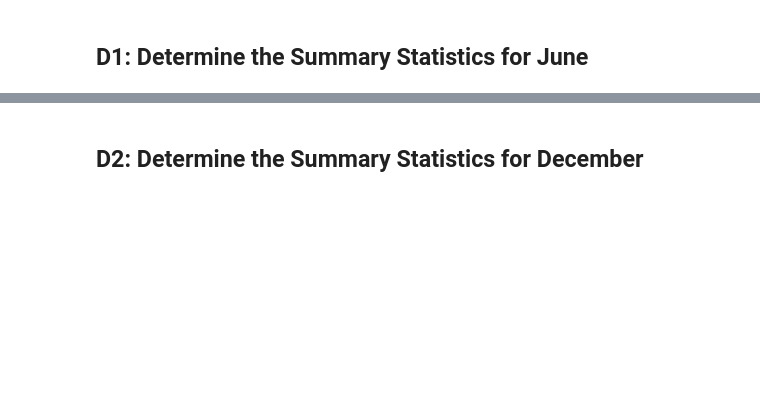
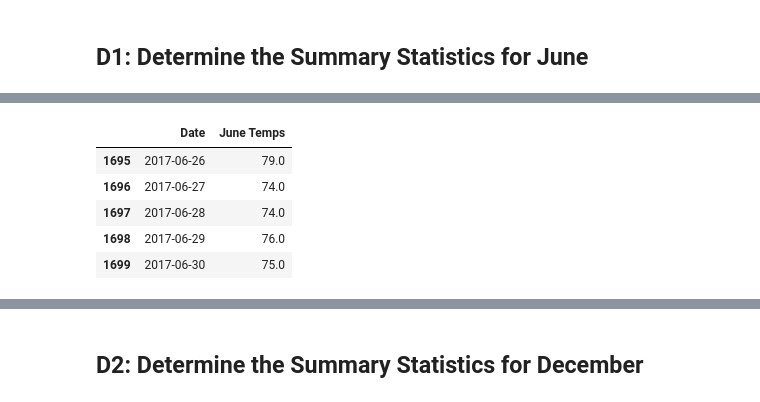
Before and after one commit to rosestrauss1/surfs_up, a Jupyter notebook: SurfsUp_Challenge.ipynb, the cells around one changed output, grey strips where cells are left out. Drawn from its saved outputs; the diff is of its cells as text; code cells hidden in the pictures; blank space fills up the shorter version.

```diff
--- a/SurfsUp_Challenge.ipynb
+++ b/SurfsUp_Challenge.ipynb
@@ -33,2 +53,4 @@ from sqlalchemy import extract
 # %%
 #  3. Convert the June temperatures to a list.
+temp_results = session.query(Measurement.date, Measurement.tobs).filter(extract('month', Measurement.date) == 6)
+list(temp_results.all())
@@ -35,4 +75,13 @@ from sqlalchemy import extract
 # %%
 # 4. Create a DataFrame from the list of temperatures for the month of June.
+june_temps_df = pd.DataFrame(temp_results, columns=["Date","June Temps"])
+june_temps_df.tail()
+# %% [output]
+|  | Date | June Temps |
+| 1695 | 2017-06-26 | 79.0 |
+| 1696 | 2017-06-27 | 74.0 |
+| 1697 | 2017-06-28 | 74.0 |
+| 1698 | 2017-06-29 | 76.0 |
+| 1699 | 2017-06-30 | 75.0 |
 # %%
 # 5. Calculate and print out the summary statistics for the June temperature DataFrame.
```
Also changed, not shown: parts of 16 cells of this notebook.
